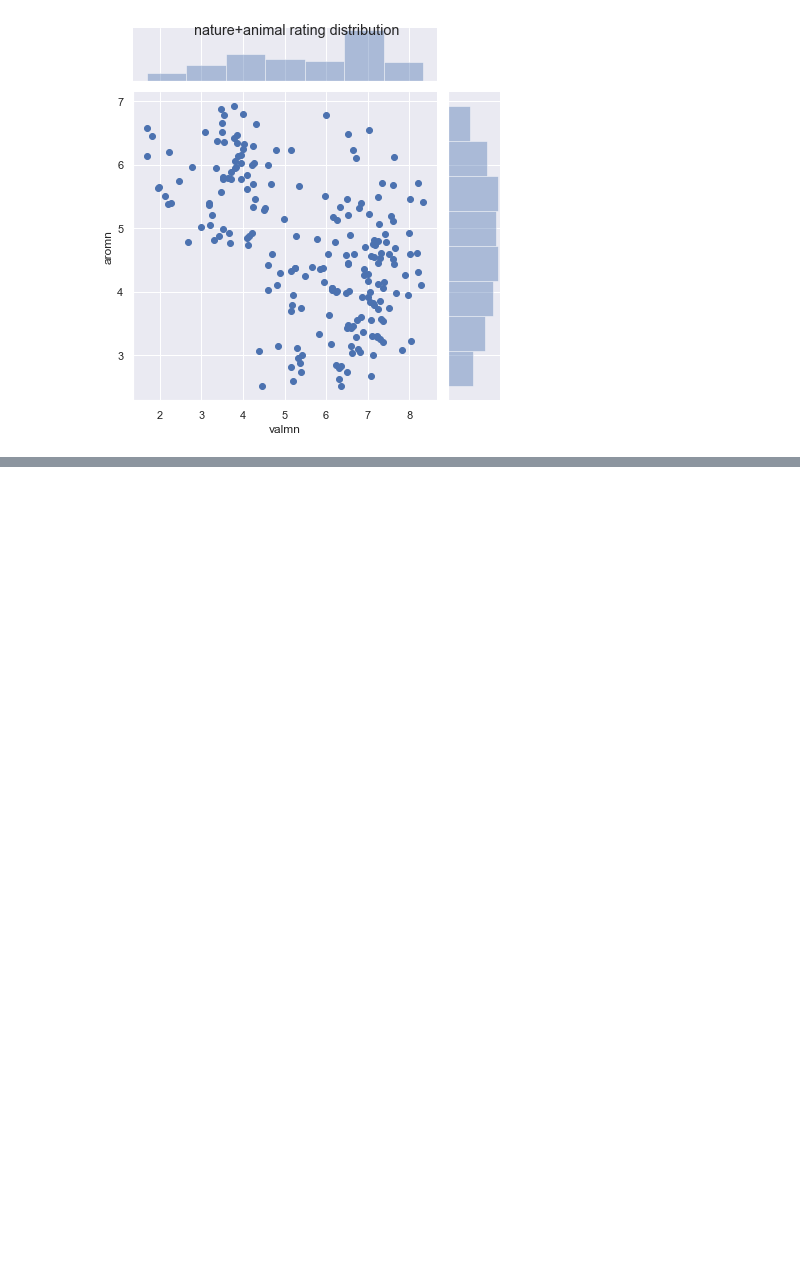
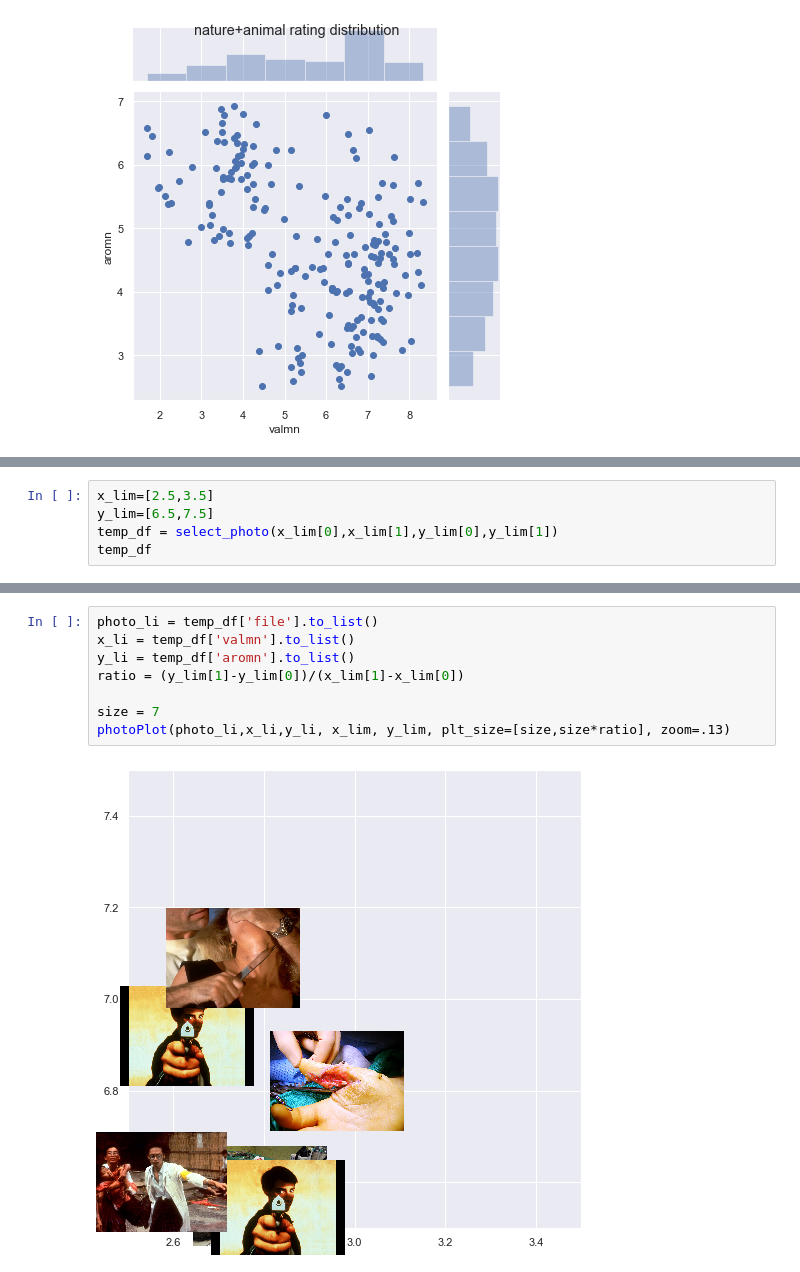
Before and after one commit to BrainNim/BrainScience, a Jupyter notebook: IAPS 사진 샘플링.ipynb, the cells around one changed output, grey strips where cells are left out. Saved outputs shown, nothing was run; the diff lists cells and outputs as text; blank space fills up the shorter version.

```diff
--- a/IAPS 사진 샘플링.ipynb
+++ b/IAPS 사진 샘플링.ipynb
@@ -85,0 +145,5 @@ plt.show()
+# %%
+x_lim=[2.5,3.5]
+y_lim=[6.5,7.5]
+temp_df = select_photo(x_lim[0],x_lim[1],y_lim[0],y_lim[1])
+temp_df
@@ -85,0 +158,10 @@ plt.show()
+# %%
+photo_li = temp_df['file'].to_list()
+x_li = temp_df['valmn'].to_list()
+y_li = temp_df['aromn'].to_list()
+ratio = (y_lim[1]-y_lim[0])/(x_lim[1]-x_lim[0])
+
+size = 7
+photoPlot(photo_li,x_li,y_li, x_lim, y_lim, plt_size=[size,size*ratio], zoom=.13)
+# %% [output]
+[figure, added]
```
Also changed, not shown: parts of 24 cells of this notebook.
